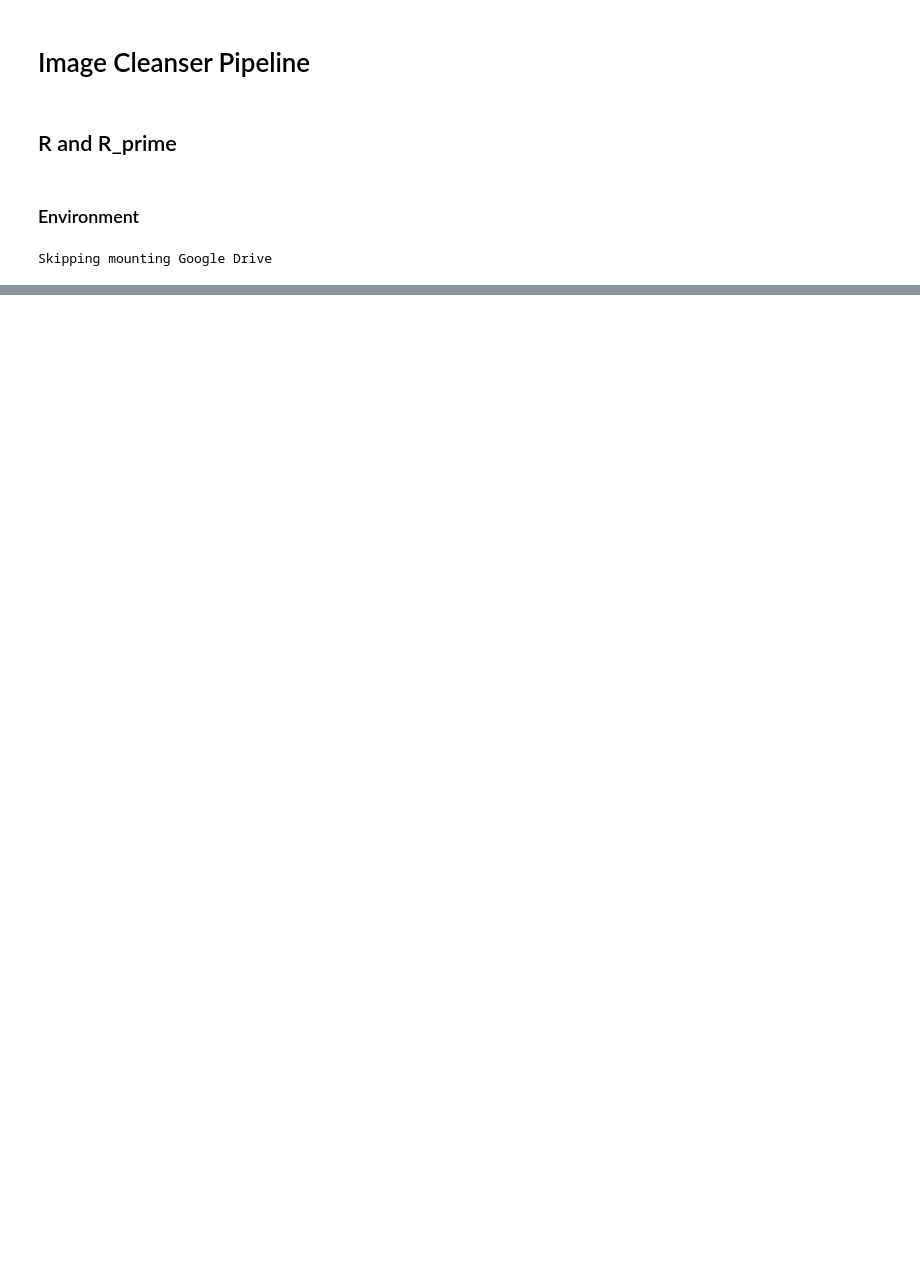
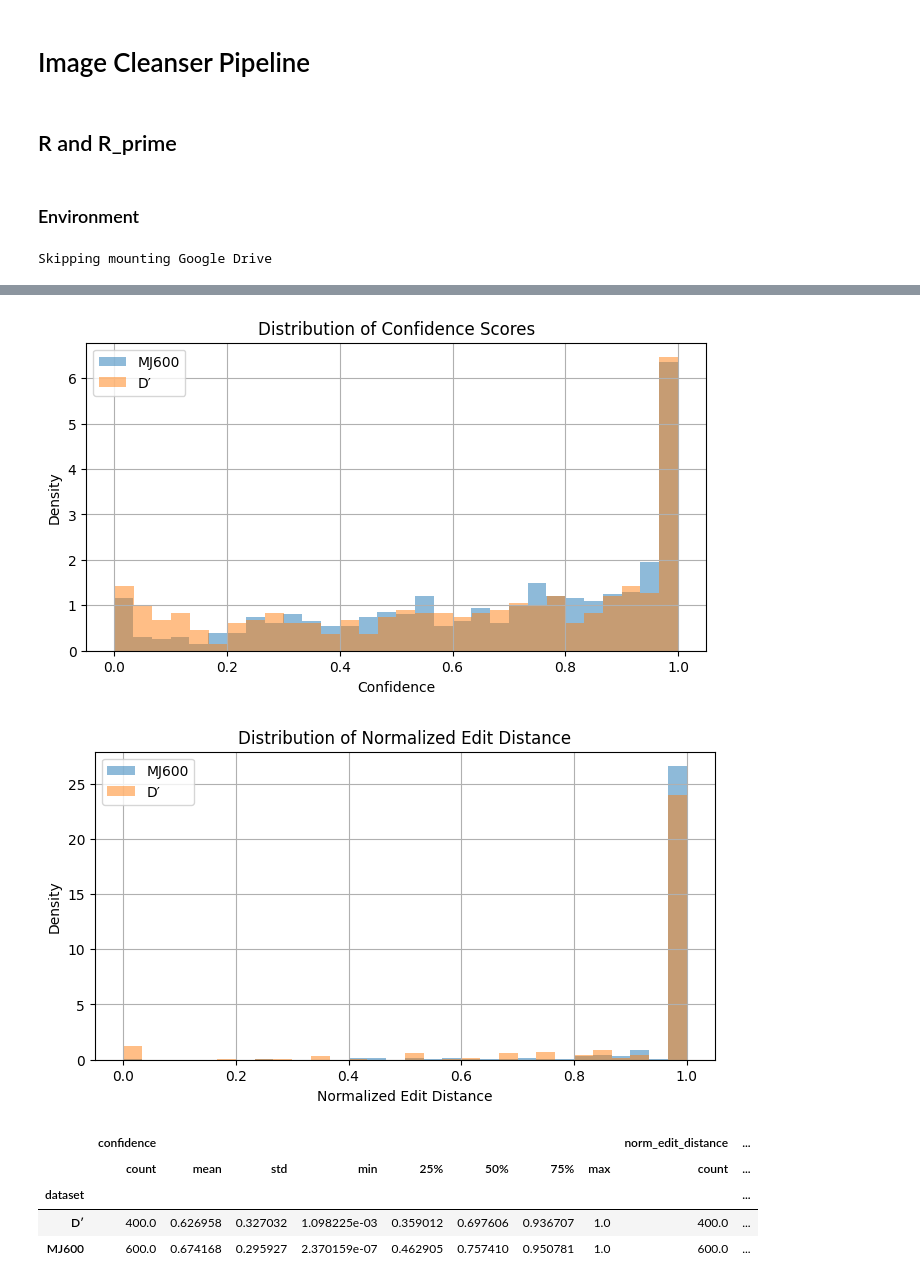
Before and after one commit to Atomgroup530/ImageCleanser, a Jupyter notebook: pipeline.ipynb, the cells around one changed output, grey strips where cells are left out. Saved outputs shown, nothing was run; the diff lists cells and outputs as text; code cells hidden in the pictures; blank space fills up the shorter version.

Commit message:
pipeline non-organized testpy update got graph

```diff
--- a/pipeline.ipynb
+++ b/pipeline.ipynb
@@ -272,0 +182,48 @@ To: /home/xun_liu/Projects/ImageCleanser/D.zip
+# %%
+import pandas as pd
+import matplotlib.pyplot as plt
+
+# --- Load your two result CSVs ---
+df1 = pd.read_csv("./result/None-VGG-None-CTC.pth/MJ600_detailed_results.csv")
+df2 = pd.read_csv("./result/None-VGG-None-CTC.pth/D_prime_detailed_results.csv")
+
+# Label each dataset
+df1["dataset"] = "MJ600"
+df2["dataset"] = "D′"
+
+# Combine for summary
+df_all = pd.concat([df1, df2], ignore_index=True)
+
+# --- Confidence Distribution ---
+plt.figure(figsize=(8, 4))
+plt.hist(df1["confidence"], bins=30, alpha=0.5, label="MJ600", density=True)
+plt.hist(df2["confidence"], bins=30, alpha=0.5, label="D′", density=True)
+plt.title("Distribution of Confidence Scores")
+plt.xlabel("Confidence")
+plt.ylabel("Density")
+plt.legend()
+plt.grid(True)
+plt.show()
+
+# --- Normalized Edit Distance Distribution ---
+plt.figure(figsize=(8, 4))
+plt.hist(df1["norm_edit_distance"], bins=30, alpha=0.5, label="MJ600", density=True)
+plt.hist(df2["norm_edit_distance"], bins=30, alpha=0.5, label="D′", density=True)
+plt.title("Distribution of Normalized Edit Distance")
+plt.xlabel("Normalized Edit Distance")
+plt.ylabel("Density")
+plt.legend()
+plt.grid(True)
+plt.show()
+
+# --- Summary statistics ---
+summary = df_all.groupby("dataset")[["confidence", "norm_edit_distance"]].describe()
+display(summary)
+# %% [output]
+[figure, added]
+[figure, added]
+|  | confidence |  |  |  |  |  |  |  | norm_edit_distance | ... |
+|  | count | mean | std | min | 25% | 50% | 75% | max | count | ... |
+| dataset |  |  |  |  |  |  |  |  |  | ... |
+| D′ | 400.0 | 0.626958 | 0.327032 | 1.098225e-03 | 0.359012 | 0.697606 | 0.936707 | 1.0 | 400.0 | ... |
+| MJ600 | 600.0 | 0.674168 | 0.295927 | 2.370159e-07 | 0.462905 | 0.757410 | 0.950781 | 1.0 | 600.0 | ... |
```
Also changed, not shown: parts of 20 cells of this notebook, 1 other file.
